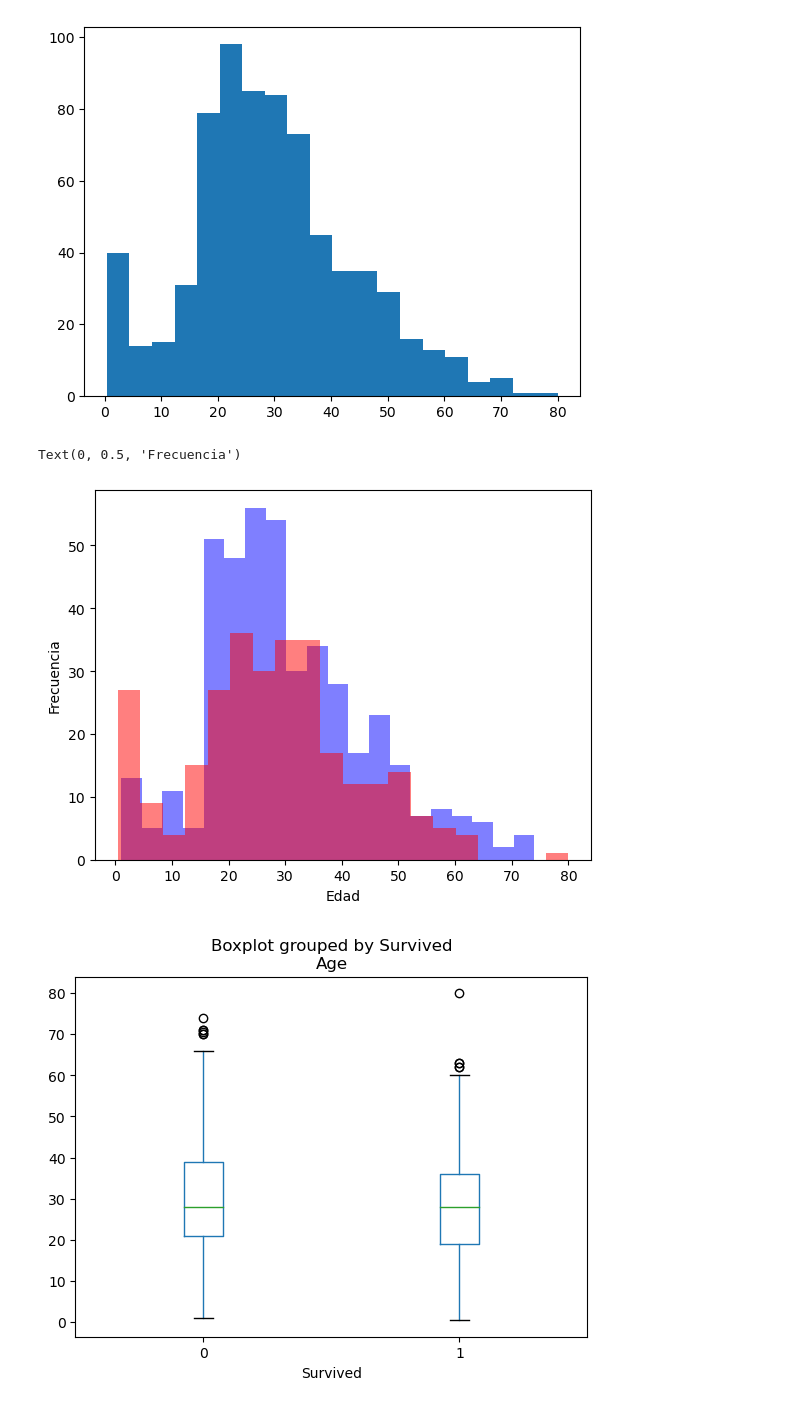
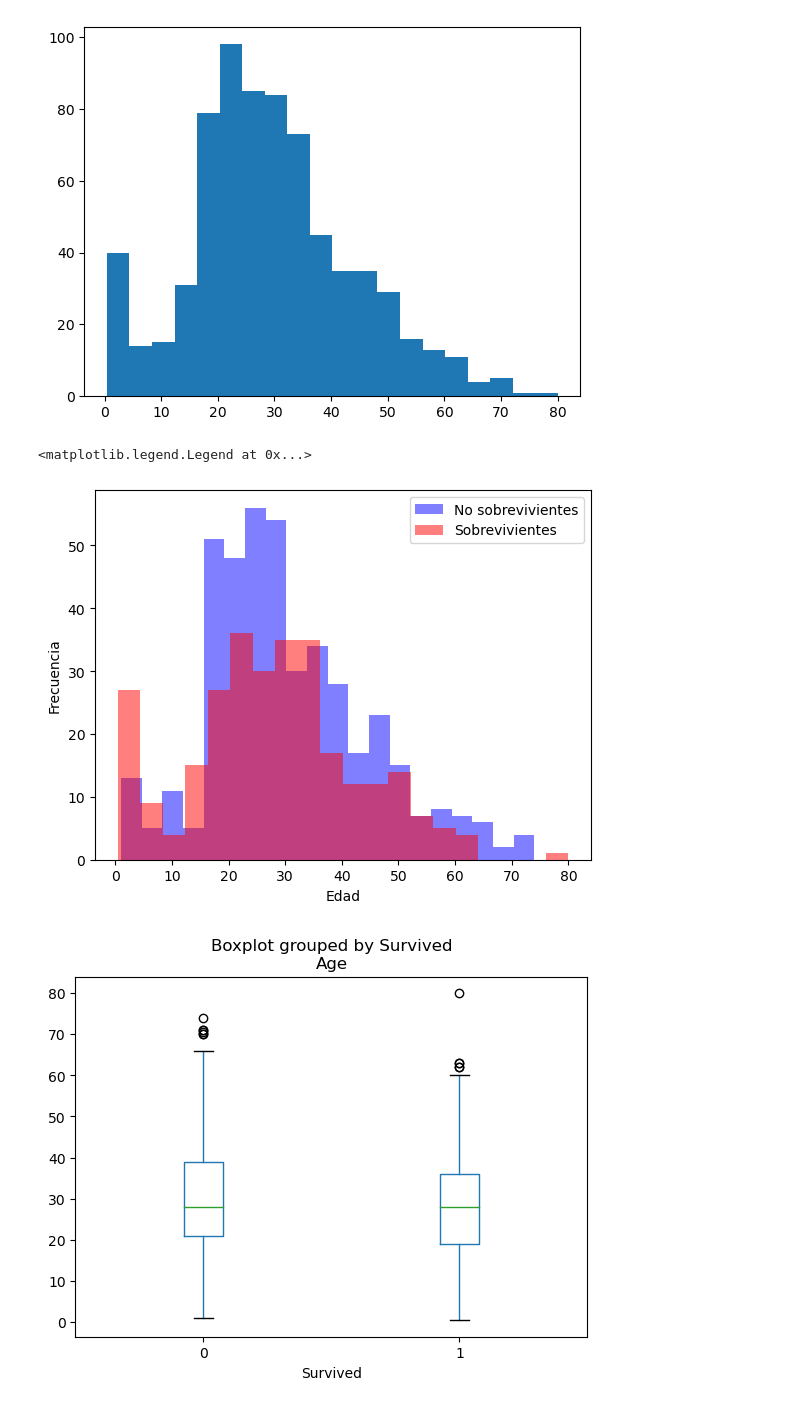
Before and after one commit to jealcalat/python4da, a Jupyter notebook: nbs/pt2_numpy-pandas-matplotlib.ipynb, the cells around one changed output. Drawn from its saved outputs; the diff is of its cells as text; code cells hidden in the pictures.

```diff
--- a/nbs/pt2_numpy-pandas-matplotlib.ipynb
+++ b/nbs/pt2_numpy-pandas-matplotlib.ipynb
@@ -200,22 +240,24 @@ plt.hist(df['Age'], bins=20);
 [figure]
 # %%
  # distribución de la edad para los sobrevivientes y los que no
+ # anadiremos otros elementos gráficos
 
 plt.hist(df[df['Survived'] == 0]['Age'],
          color='blue', # color de las barritas
          bins=20, # cantidad de barritas que tendrá el histograma
          alpha=0.5, # transparencia
          label='No sobrevivientes');
 plt.hist(df[df['Survived'] == 1]['Age'],
          color='red',
          bins=20,
          alpha=0.5,
          label='Sobrevivientes');
 plt.xlabel('Edad')
 plt.ylabel('Frecuencia')
+plt.legend(loc='upper right')
 # %% [output]
-Text(0, 0.5, 'Frecuencia')
+<matplotlib.legend.Legend at 0x...>
-[figure, old version]
+[figure, new version]
 # %%
 # con boxplots, usando las capacidades gráficas de pandas
 df.boxplot(column='Age',
```
Also changed, not shown: parts of 13 cells of this notebook.
